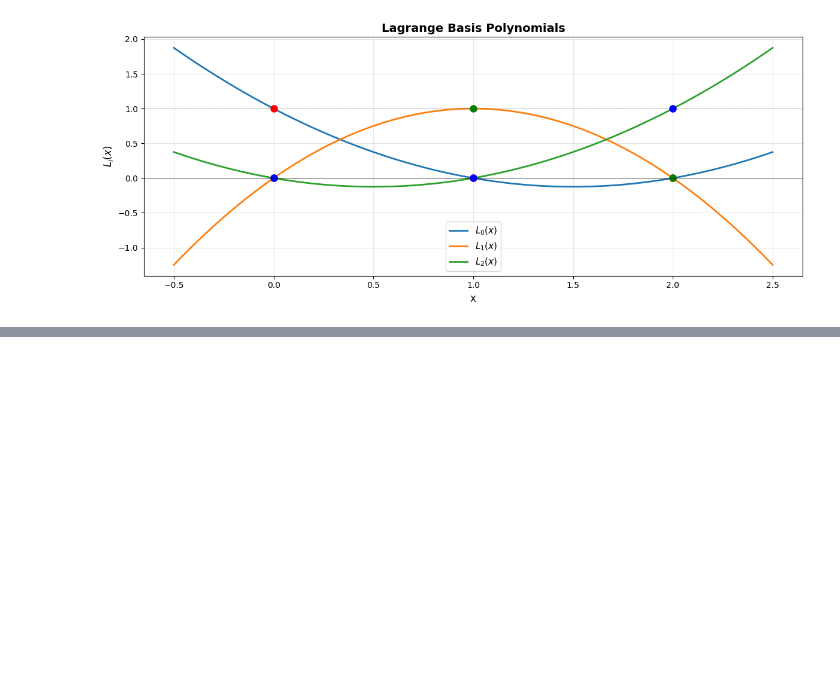
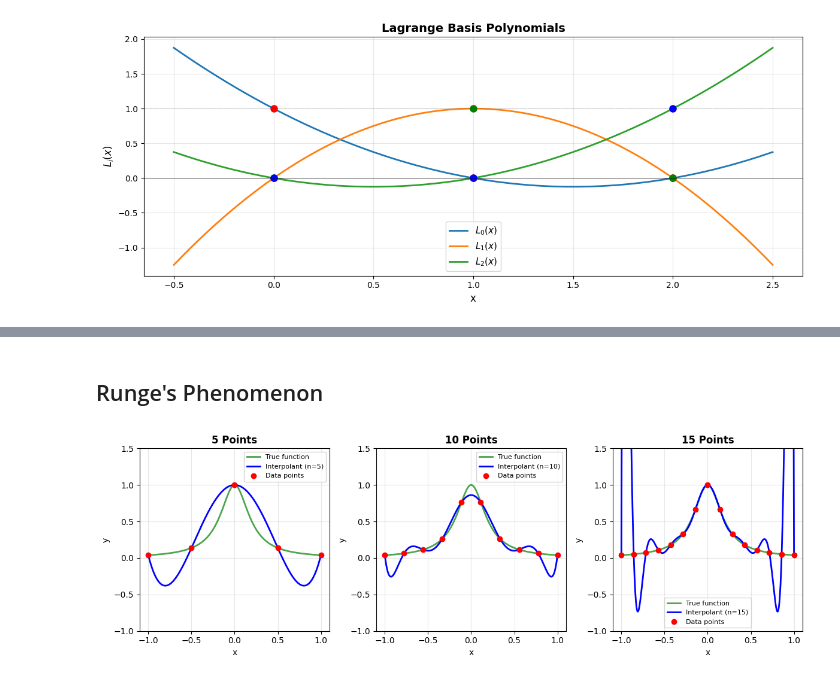
Before and after one commit to RashmiKhadka-pixel/MATH32800, a Jupyter notebook: polynomial_interpolation.ipynb, the cells around one changed output, grey strips where cells are left out. Cells and saved outputs as stored; diff of their text form; code cells hidden in the pictures; blank space fills up the shorter version.

```diff
--- a/polynomial_interpolation.ipynb
+++ b/polynomial_interpolation.ipynb
@@ -60,0 +205,34 @@ np.zeros_like(empty_list)
+# %% [markdown]
+## Runge's Phenomenon
+# %%
+# Runge's function
+f_runge = lambda x: 1 / (1 + 25 * x**2)
+
+# Equally spaced points
+n_values = [5, 10, 15]
+x_fine = np.linspace(-1, 1, 500)
+y_true = f_runge(x_fine)
+
+fig, axes = plt.subplots(1, 3, figsize=(12, 4))
+
+for idx, n in enumerate(n_values):
+    x_data = np.linspace(-1, 1, n)
+    y_data = f_runge(x_data)
+
+    # Lagrange interpolation
+    y_interp = lagrange_interpolation(x_data, y_data, x_fine)
+
+    axes[idx].plot(x_fine, y_true, 'g-', linewidth=2, label='True function', alpha=0.7)
+    axes[idx].plot(x_fine, y_interp, 'b-', linewidth=2, label=f'Interpolant (n={n})')
+    axes[idx].plot(x_data, y_data, 'ro', markersize=6, label='Data points')
+    axes[idx].set_xlabel('x', fontsize=10)
+    axes[idx].set_ylabel('y', fontsize=10)
+    axes[idx].set_title(f'{n} Points', fontsize=12, fontweight='bold')
+    axes[idx].grid(True, alpha=0.3)
+    axes[idx].set_ylim([-1, 1.5])
+    axes[idx].legend(fontsize=8)
+
+plt.tight_layout()
+plt.show()
+# %% [output]
+[figure, added]
```
Also changed, not shown: parts of 9 cells of this notebook.
